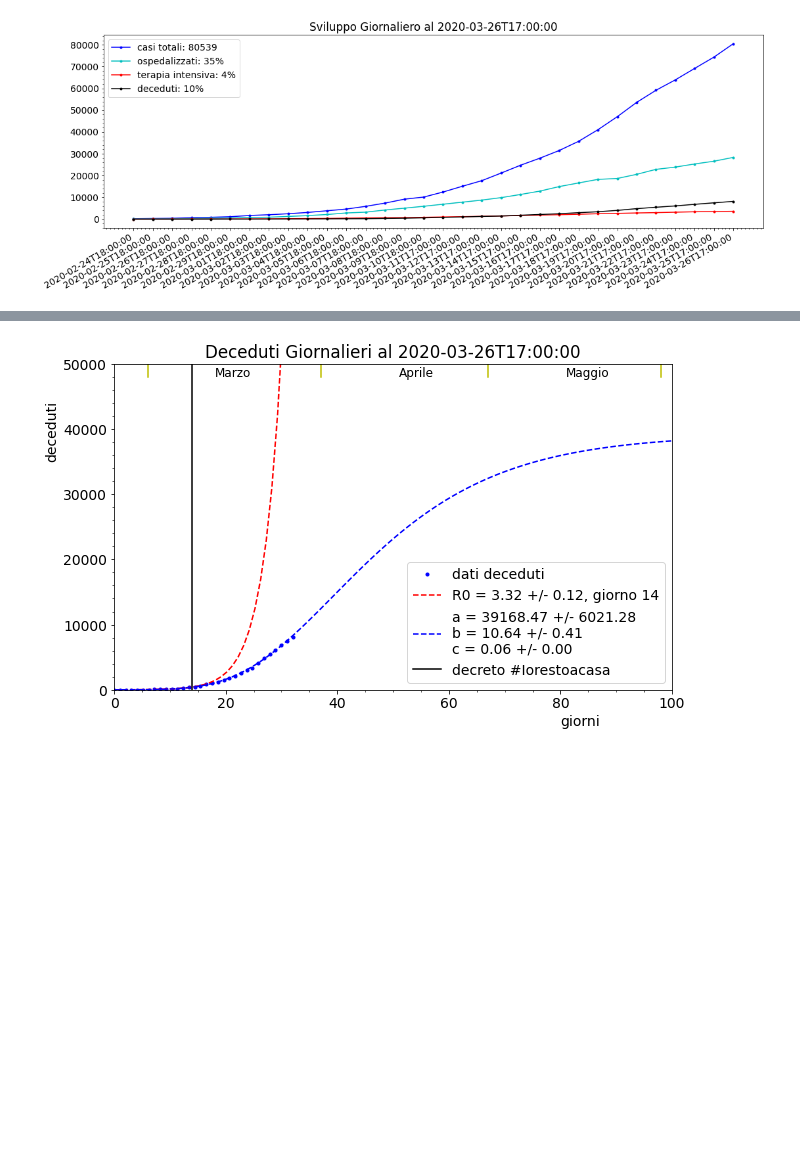
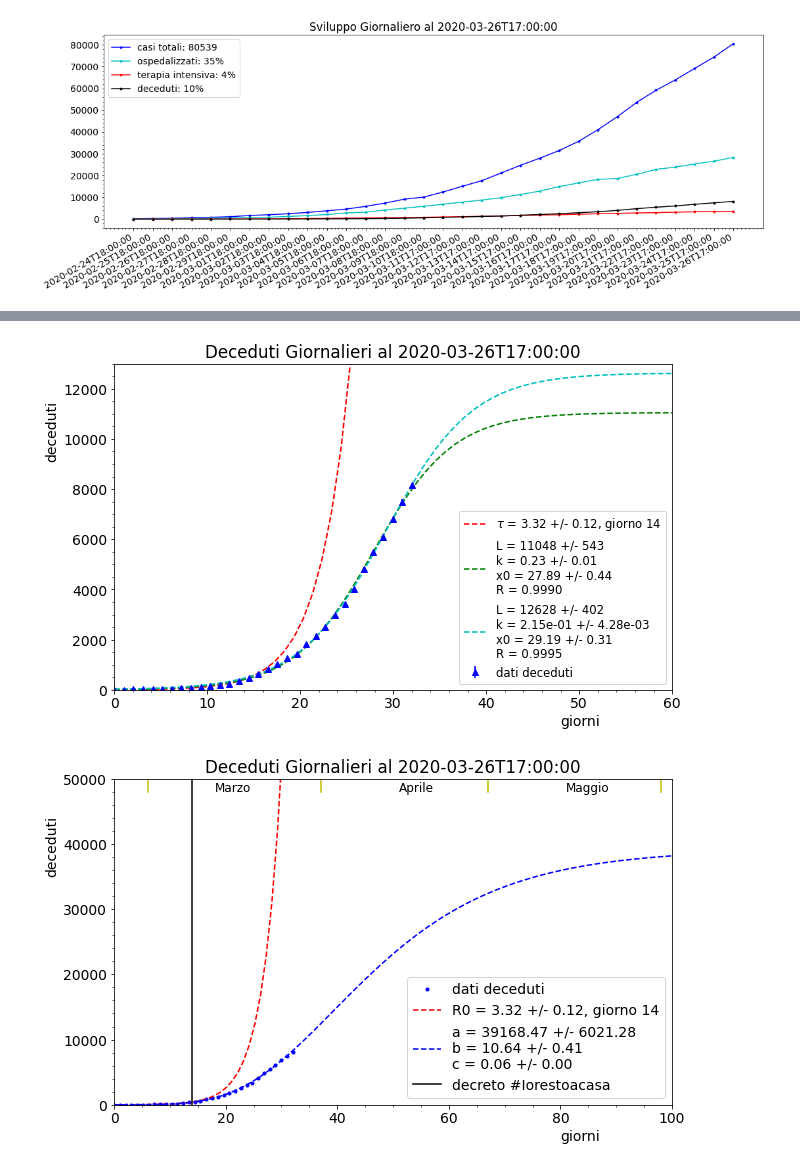
Before and after one commit to lorenzopaolucci/studenti, a Jupyter notebook: covid19.ipynb, the cells around one changed output, grey strips where cells are left out. Drawn from its saved outputs; the diff is of its cells as text; code cells hidden in the pictures; blank space fills up the shorter version.

```diff
--- a/covid19.ipynb
+++ b/covid19.ipynb
@@ -131,3 +114,44 @@ plt.show()
+# %%
+
+x = np.linspace(0, len(df['data']), len(df['data']))
+# confronto con la Gompertz
+max_exp_fit = 14
+popt_e,pcov_e = curve_fit(Exp,x[x<max_exp_fit], df['deceduti'][x<max_exp_fit], p0=[1,2])
+perr_e = np.sqrt(np.diag(pcov_e))
+fig, ax = plt.subplots(figsize=(10,6))
+err = np.sqrt(df['deceduti'])
+
+ax.errorbar(x, df['deceduti'], yerr=err, fmt='b^', label='dati deceduti')
+
+#ax.plot(x, df['deceduti'], 'b.', label='dati deceduti')
+min_log_fit = 8
+popt_l,pcov_l = curve_fit(Logistic,x[x>min_log_fit], df['deceduti'][x>min_log_fit],
+                          p0=[4000.,4., 10.], sigma=err[x>min_log_fit])
+perr_l = np.sqrt(np.diag(pcov_l))
+popt_l_0,pcov_l_0 = curve_fit(Logistic,x[x>min_log_fit], df['deceduti'][x>min_log_fit],
+                          p0=[4000.,4., 10.])
+perr_l_0 = np.sqrt(np.diag(pcov_l_0))
+r2_l=r2_score(df['deceduti'], Logistic(x, *popt_l))
+r2_l_0=r2_score(df['deceduti'], Logistic(x, *popt_l_0))
+
+x=np.linspace(0,60,60)
+ax.plot(x, Exp(x, *popt_e), 'r--', label=r'$\tau$ = {0:.2f} +/- {1:.2f}, giorno {2:d}'.format(popt_e[1], perr_e[1], max_exp_fit))
+ax.plot(x, Logistic(x, *popt_l), 'g--', label='L = {0:.0f} +/- {1:.0f}\nk = {2:.2f} +/- {3:.2f} \
+\nx0 = {4:.2f} +/- {5:.2f}\nR = {6:.4f}'.format(popt_l[0], perr_l[0], popt_l[1], perr_l[1], popt_l[2], perr_l[2], r2_l))
+
+ax.plot(x, Logistic(x, *popt_l_0), 'c--', label='L = {0:.0f} +/- {1:.0f}\nk = {2:.2e} +/- {3:.2e} \
+\nx0 = {4:.2f} +/- {5:.2f}\nR = {6:.4f}'.format(popt_l_0[0], perr_l_0[0], popt_l_0[1], perr_l_0[1], popt_l_0[2], perr_l_0[2], r2_l_0))
+#ax.set_yscale('log')
+ax.set_xlim(0,60)
+ax.set_ylim(0,13000)
+ax.legend(loc=4, prop={'size':'small'})
+ax.set_title('Deceduti Giornalieri al '+str(np.array(df['data'])[-1]))
+ax.set_xlabel('giorni', horizontalalignment = 'left', x=0.8)
+ax.set_ylabel('deceduti', horizontalalignment = 'left', y=0.7)
+plt.minorticks_on()
+plt.show()
+# %% [output]
+[figure, added]
 # %%
 x = np.linspace(0, len(df['data']), len(df['data']))
 # confronto con la Gompertz
```
Also changed, not shown: parts of 5 cells of this notebook.
